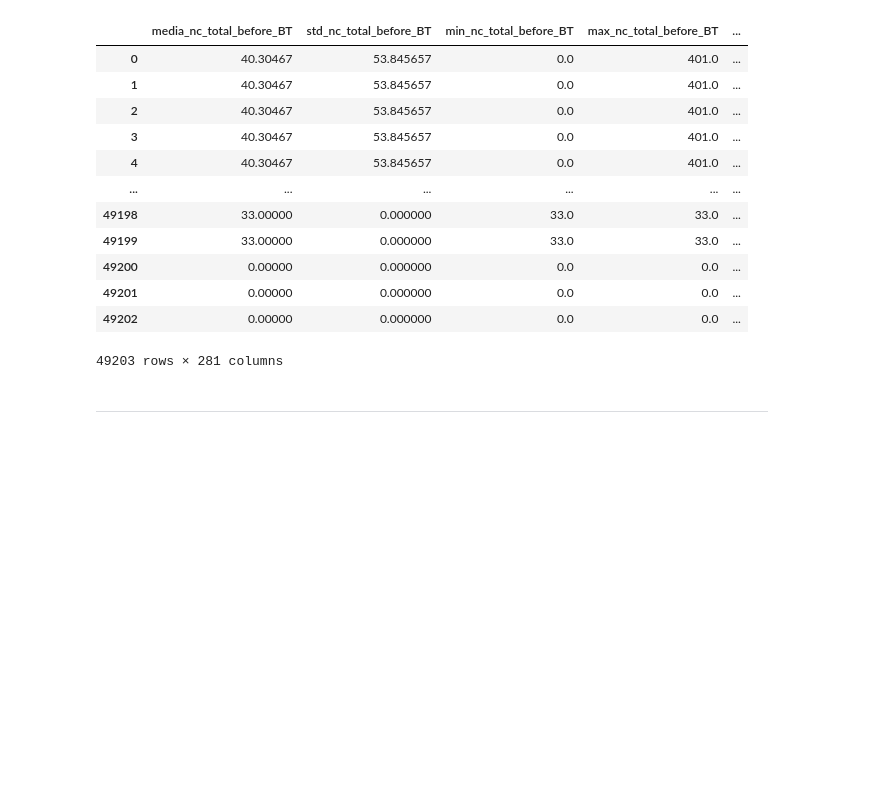
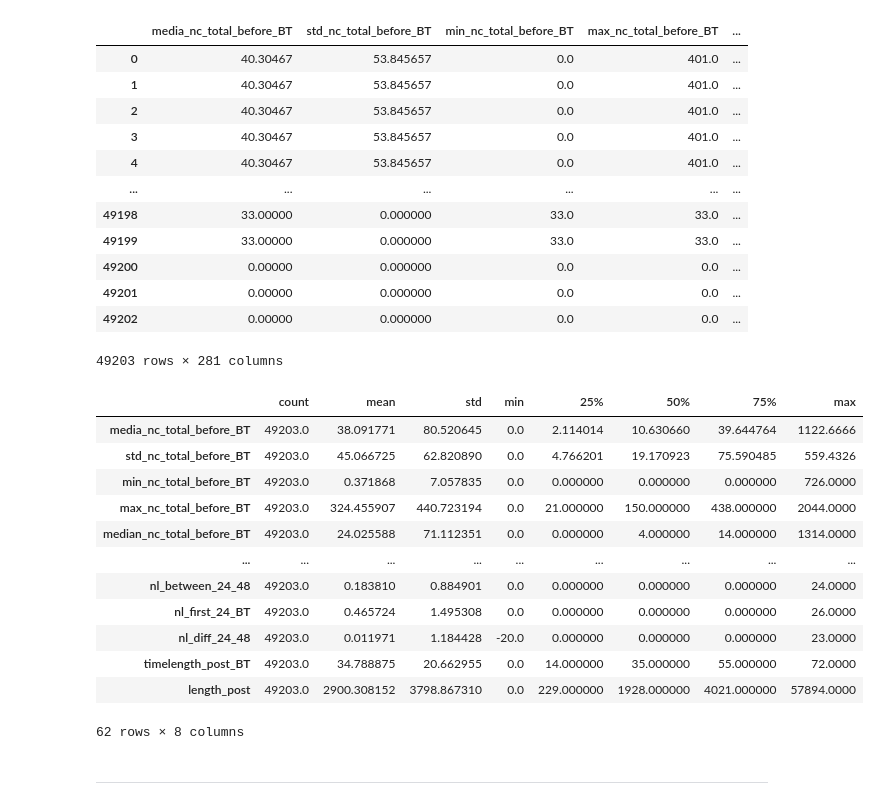
Before and after one commit to jtentor/DHDSFW, a Jupyter notebook: EDA_00.ipynb, the cells around one changed output. Saved outputs shown, nothing was run; the diff lists cells and outputs as text; code cells hidden in the pictures; blank space fills up the shorter version.

```diff
--- a/EDA_00.ipynb
+++ b/EDA_00.ipynb
@@ -65,6 +65,22 @@ data
 | 49201 | 0.00000 | 0.000000 | 0.0 | 0.0 | ... |
 | 49202 | 0.00000 | 0.000000 | 0.0 | 0.0 | ... |
 49203 rows × 281 columns
+# %%
+data.iloc[:, 0:62].describe().transpose()
+# %% [output]
+|  | count | mean | std | min | 25% | 50% | 75% | max |
+| media_nc_total_before_BT | 49203.0 | 38.091771 | 80.520645 | 0.0 | 2.114014 | 10.630660 | 39.644764 | 1122.6666 |
+| std_nc_total_before_BT | 49203.0 | 45.066725 | 62.820890 | 0.0 | 4.766201 | 19.170923 | 75.590485 | 559.4326 |
+| min_nc_total_before_BT | 49203.0 | 0.371868 | 7.057835 | 0.0 | 0.000000 | 0.000000 | 0.000000 | 726.0000 |
+| max_nc_total_before_BT | 49203.0 | 324.455907 | 440.723194 | 0.0 | 21.000000 | 150.000000 | 438.000000 | 2044.0000 |
+| median_nc_total_before_BT | 49203.0 | 24.025588 | 71.112351 | 0.0 | 0.000000 | 4.000000 | 14.000000 | 1314.0000 |
+| ... | ... | ... | ... | ... | ... | ... | ... | ... |
+| nl_between_24_48 | 49203.0 | 0.183810 | 0.884901 | 0.0 | 0.000000 | 0.000000 | 0.000000 | 24.0000 |
+| nl_first_24_BT | 49203.0 | 0.465724 | 1.495308 | 0.0 | 0.000000 | 0.000000 | 0.000000 | 26.0000 |
+| nl_diff_24_48 | 49203.0 | 0.011971 | 1.184428 | -20.0 | 0.000000 | 0.000000 | 0.000000 | 23.0000 |
+| timelength_post_BT | 49203.0 | 34.788875 | 20.662955 | 0.0 | 14.000000 | 35.000000 | 55.000000 | 72.0000 |
+| length_post | 49203.0 | 2900.308152 | 3798.867310 | 0.0 | 229.000000 | 1928.000000 | 4021.000000 | 57894.0000 |
+62 rows × 8 columns
 # %%
 def blogData_labels(data) :
     u''' Create a dictionary with some keys associates to list of features in the final work dataframe
```
Also changed, not shown: parts of 7 cells of this notebook, 2 other files.
